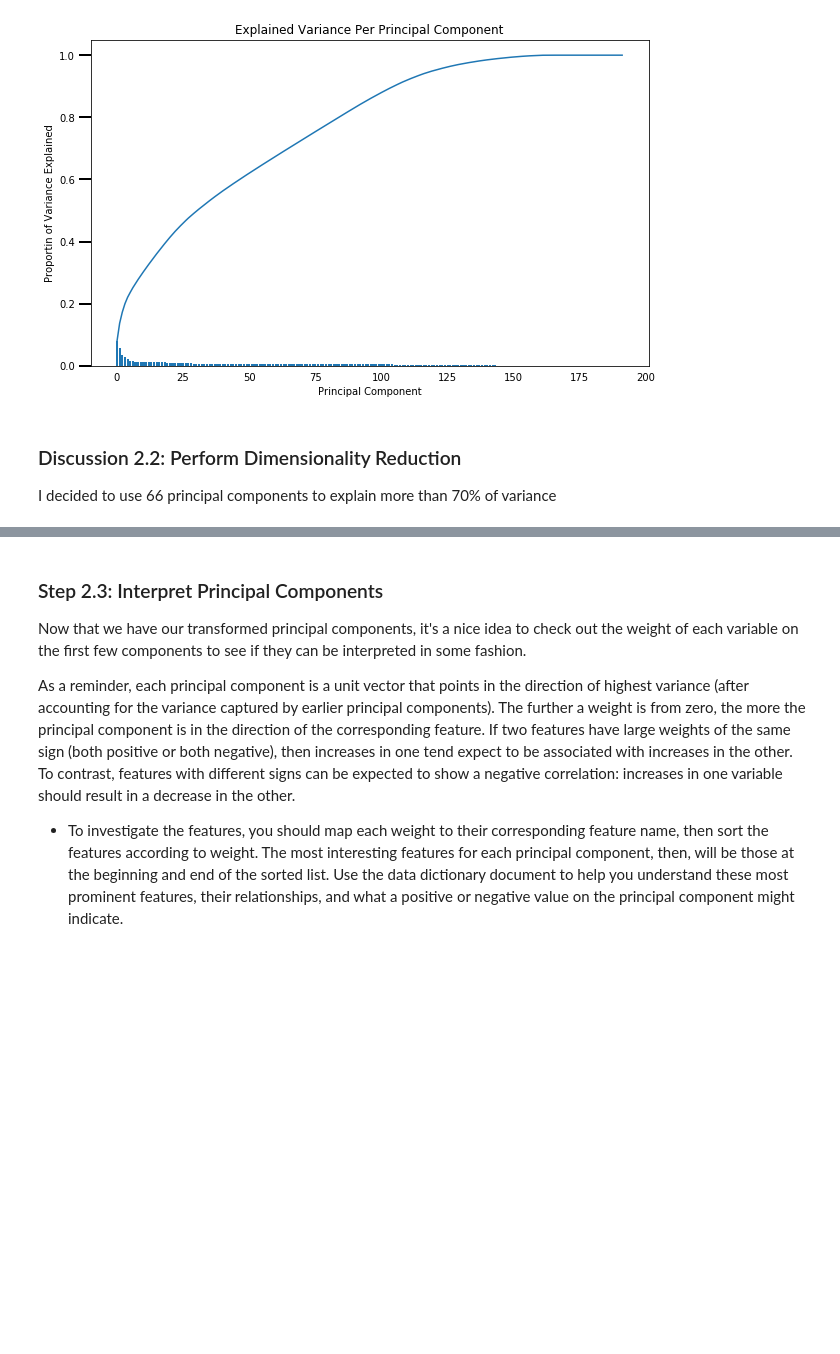
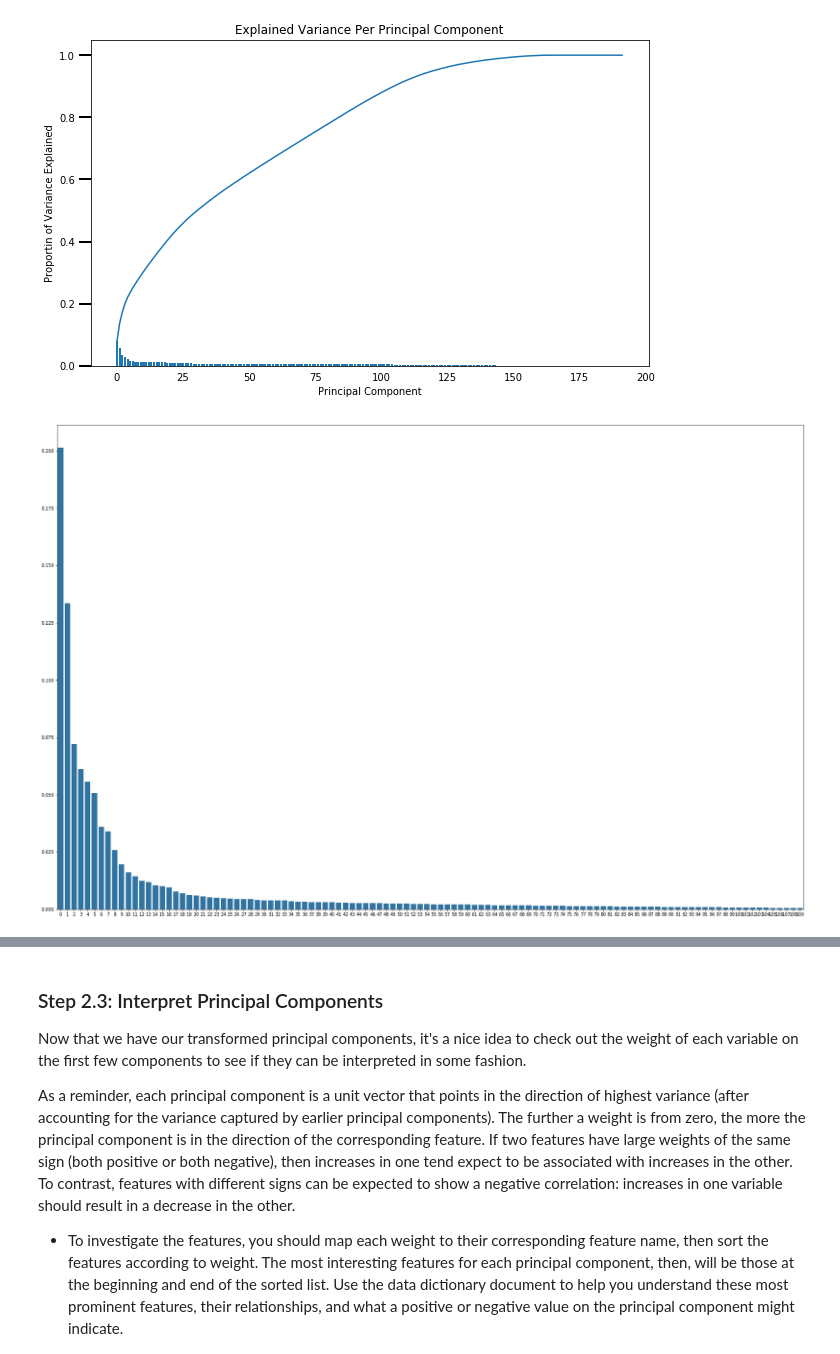
Before and after one commit to kudojp/IdentifyCustomerSegments, a Jupyter notebook: Identify_Customer_Segments.ipynb, the cells around one changed output, grey strips where cells are left out. Drawn from its saved outputs; the diff is of its cells as text; code cells hidden in the pictures; blank space fills up the shorter version.

```diff
--- a/Identify_Customer_Segments.ipynb
+++ b/Identify_Customer_Segments.ipynb
@@ -914,4 +948,11 @@ def scree_plot(pca):
 scree_plot(pca)
 # %% [output]
 [figure]
+# %%
+#visualize Explained Variance Per Principal Component
+
+plt.figure(figsize=[30,20])
+sns.barplot(x=np.arange(110), y=pca.explained_variance_ratio_[:110], color=sns.color_palette()[0]);
+# %% [output]
+[figure, added]
 # %%
@@ -921,7 +963,3 @@ scree_plot(pca)
 
 pca66 = PCA(66)
 X_pca66 = pca66.fit_transform(az4)
-# %% [markdown]
-### Discussion 2.2: Perform Dimensionality Reduction
-
-I decided to use 66 principal components to explain more than 70% of variance
```
Also changed, not shown: parts of 23 cells of this notebook.
